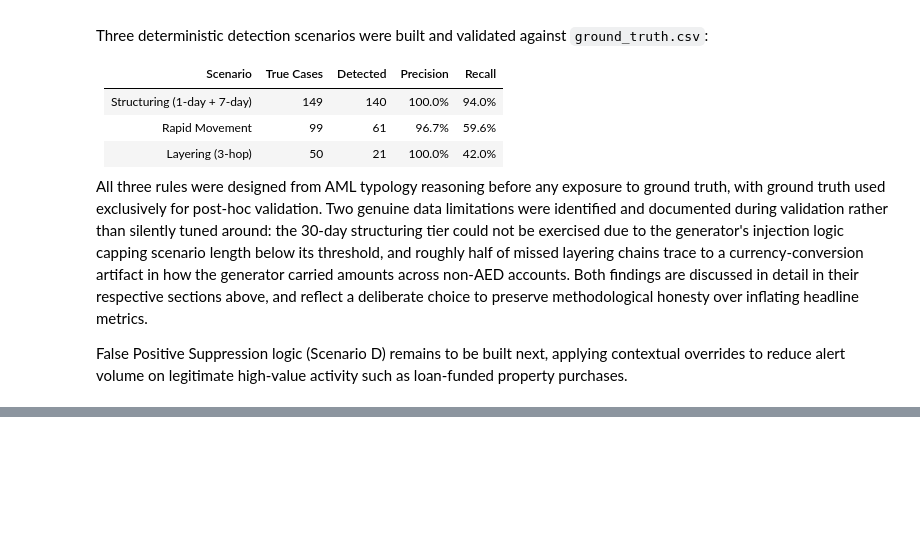
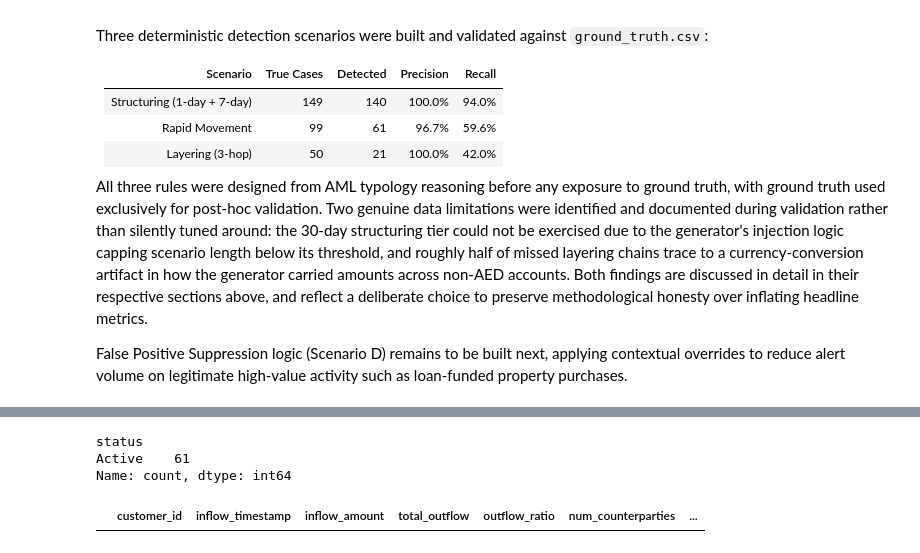
Before and after one commit to albin-m-jose/aml-transaction-monitoring-uae, a Jupyter notebook: notebooks/03_detection_rules.ipynb, the cells around one changed output, grey strips where cells are left out. Saved outputs shown, nothing was run; the diff lists cells and outputs as text; code cells hidden in the pictures; blank space fills up the shorter version.

```diff
--- a/notebooks/03_detection_rules.ipynb
+++ b/notebooks/03_detection_rules.ipynb
@@ -793,0 +804,46 @@ property purchases.
+# %%
+whitelisted_entities = ['Emaar Properties PJSC', 'Aldar Properties', 'Dubai Land Department', 'Nakheel']
+
+loan_disbursements = transactions[
+    (transactions['transaction_type'] == 'Loan Disbursement') &
+    (transactions['direction'] == 'Credit')
+].copy()
+loan_disbursements['timestamp'] = pd.to_datetime(loan_disbursements['timestamp'])
+
+rapid_movement_df['status'] = 'Active'
+rapid_movement_df['severity'] = 'High'
+rapid_movement_df['suppression_reason'] = ''
+
+for idx, alert in rapid_movement_df.iterrows():
+    cust_id = alert['customer_id']
+    inflow_time = alert['inflow_timestamp']
+
+    prior_loans = loan_disbursements[
+        (loan_disbursements['customer_id'] == cust_id) &
+        (loan_disbursements['timestamp'] <= inflow_time) &
+        (loan_disbursements['timestamp'] >= inflow_time - pd.Timedelta(days=5))
+    ]
+
+    if prior_loans.empty:
+        continue
+
+    outflow_txn_ids = alert['transaction_ids']
+    outflow_rows = transactions[transactions['transaction_id'].isin(outflow_txn_ids)]
+
+    matched_whitelist = outflow_rows[outflow_rows['counterparty_name'].isin(whitelisted_entities)]
+
+    if not matched_whitelist.empty:
+        matched_entity = matched_whitelist['counterparty_name'].iloc[0]
+        rapid_movement_df.loc[idx, 'status'] = 'Auto-Suppressed'
+        rapid_movement_df.loc[idx, 'severity'] = 'Low'
+        rapid_movement_df.loc[idx, 'suppression_reason'] = (
+            f"Contextual Match: Loan Disbursement within 5 days, routed to whitelisted entity ({matched_entity})."
+        )
+
+print(rapid_movement_df['status'].value_counts())
+rapid_movement_df[rapid_movement_df['status'] == 'Auto-Suppressed']
+# %% [output]
+status
+Active    61
+Name: count, dtype: int64
+|  | customer_id | inflow_timestamp | inflow_amount | total_outflow | outflow_ratio | num_counterparties | ... |
```
Also changed, not shown: parts of 18 cells of this notebook.
